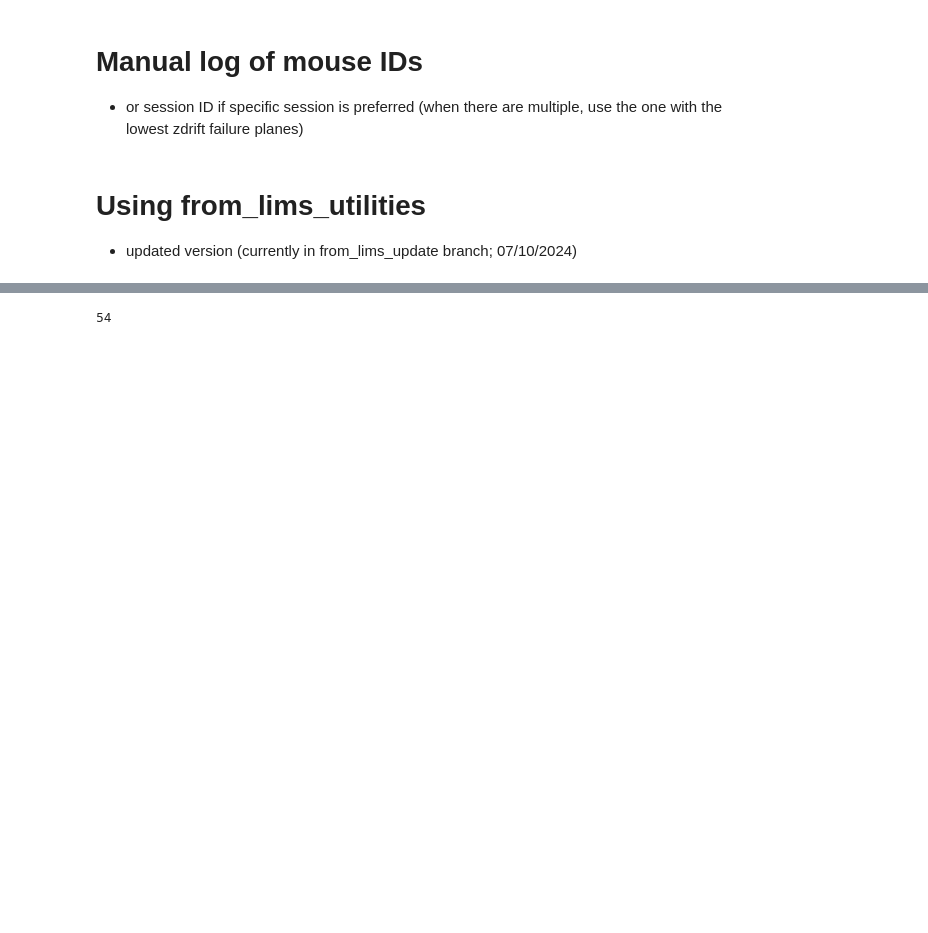
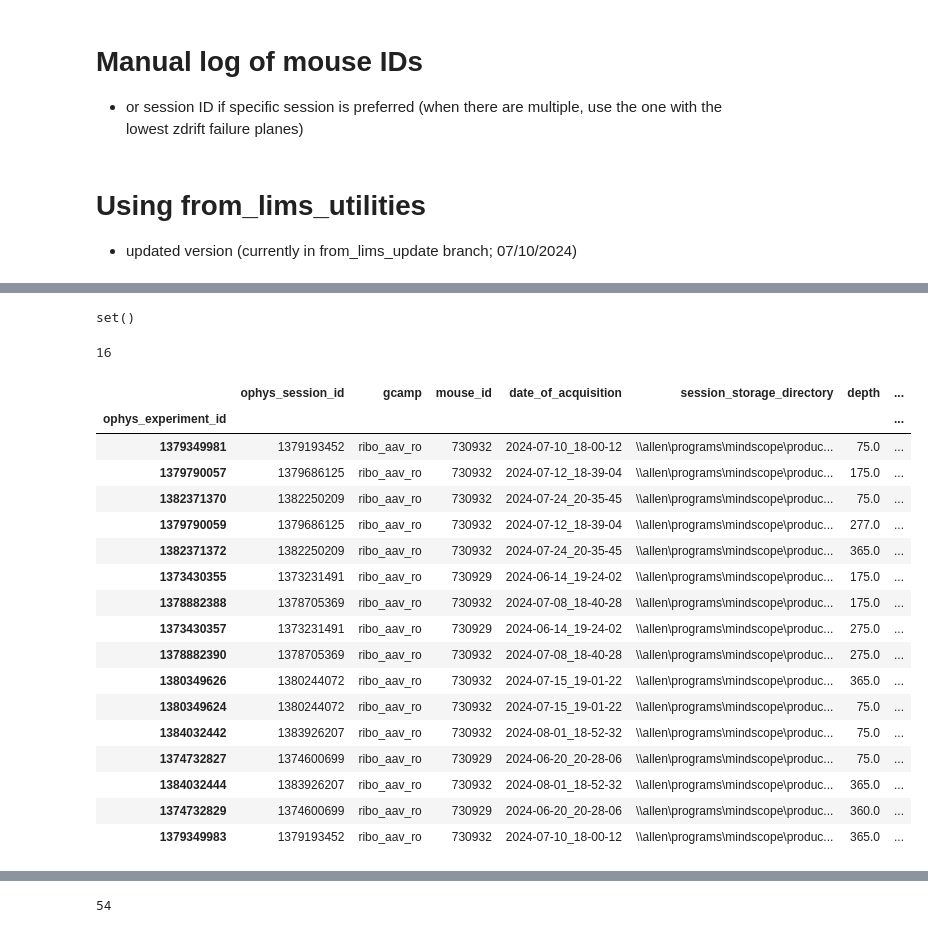
Before and after one commit to AllenNeuralDynamics/lamf_analysis_lims, a Jupyter notebook: pilot_data_analysis/GCaMP/240701_query_lims_data.ipynb, the cells around one changed output, grey strips where cells are left out. Drawn from its saved outputs; the diff is of its cells as text; code cells hidden in the pictures; blank space fills up the shorter version.

```diff
--- a/pilot_data_analysis/GCaMP/240701_query_lims_data.ipynb
+++ b/pilot_data_analysis/GCaMP/240701_query_lims_data.ipynb
@@ -371,0 +499,3 @@ print(len(gcamp_session_info))
+# %%
+plane_save_fn = Path(r'\\allen\programs\mindscope\workgroups\learning\pilots\GCaMP8') / 'gcamp_pilot_plane_info_250226.csv'
+prev_plane_info = pd.read_csv(plane_save_fn)
@@ -371,0 +525,30 @@ print(len(gcamp_session_info))
+# %%
+set(prev_plane_info.ophys_experiment_id) - set(gcamp_info.index)
+# %% [output]
+set()
+# %%
+new_opids = list(set(gcamp_info.index) - set(prev_plane_info.ophys_experiment_id))
+len(new_opids)
+# %% [output]
+16
+# %%
+gcamp_info.loc[new_opids]
+# %% [output]
+|  | ophys_session_id | gcamp | mouse_id | date_of_acquisition | session_storage_directory | depth | ... |
+| ophys_experiment_id |  |  |  |  |  |  | ... |
+| 1379349981 | 1379193452 | ribo_aav_ro | 730932 | 2024-07-10_18-00-12 | \\allen\programs\mindscope\produc... | 75.0 | ... |
+| 1379790057 | 1379686125 | ribo_aav_ro | 730932 | 2024-07-12_18-39-04 | \\allen\programs\mindscope\produc... | 175.0 | ... |
+| 1382371370 | 1382250209 | ribo_aav_ro | 730932 | 2024-07-24_20-35-45 | \\allen\programs\mindscope\produc... | 75.0 | ... |
+| 1379790059 | 1379686125 | ribo_aav_ro | 730932 | 2024-07-12_18-39-04 | \\allen\programs\mindscope\produc... | 277.0 | ... |
+| 1382371372 | 1382250209 | ribo_aav_ro | 730932 | 2024-07-24_20-35-45 | \\allen\programs\mindscope\produc... | 365.0 | ... |
+| 1373430355 | 1373231491 | ribo_aav_ro | 730929 | 2024-06-14_19-24-02 | \\allen\programs\mindscope\produc... | 175.0 | ... |
+| 1378882388 | 1378705369 | ribo_aav_ro | 730932 | 2024-07-08_18-40-28 | \\allen\programs\mindscope\produc... | 175.0 | ... |
+| 1373430357 | 1373231491 | ribo_aav_ro | 730929 | 2024-06-14_19-24-02 | \\allen\programs\mindscope\produc... | 275.0 | ... |
+| 1378882390 | 1378705369 | ribo_aav_ro | 730932 | 2024-07-08_18-40-28 | \\allen\programs\mindscope\produc... | 275.0 | ... |
+| 1380349626 | 1380244072 | ribo_aav_ro | 730932 | 2024-07-15_19-01-22 | \\allen\programs\mindscope\produc... | 365.0 | ... |
+| 1380349624 | 1380244072 | ribo_aav_ro | 730932 | 2024-07-15_19-01-22 | \\allen\programs\mindscope\produc... | 75.0 | ... |
+| 1384032442 | 1383926207 | ribo_aav_ro | 730932 | 2024-08-01_18-52-32 | \\allen\programs\mindscope\produc... | 75.0 | ... |
+| 1374732827 | 1374600699 | ribo_aav_ro | 730929 | 2024-06-20_20-28-06 | \\allen\programs\mindscope\produc... | 75.0 | ... |
+| 1384032444 | 1383926207 | ribo_aav_ro | 730932 | 2024-08-01_18-52-32 | \\allen\programs\mindscope\produc... | 365.0 | ... |
+| 1374732829 | 1374600699 | ribo_aav_ro | 730929 | 2024-06-20_20-28-06 | \\allen\programs\mindscope\produc... | 360.0 | ... |
+| 1379349983 | 1379193452 | ribo_aav_ro | 730932 | 2024-07-10_18-00-12 | \\allen\programs\mindscope\produc... | 365.0 | ... |
```
Also changed, not shown: parts of 32 cells of this notebook, 5 other files.
